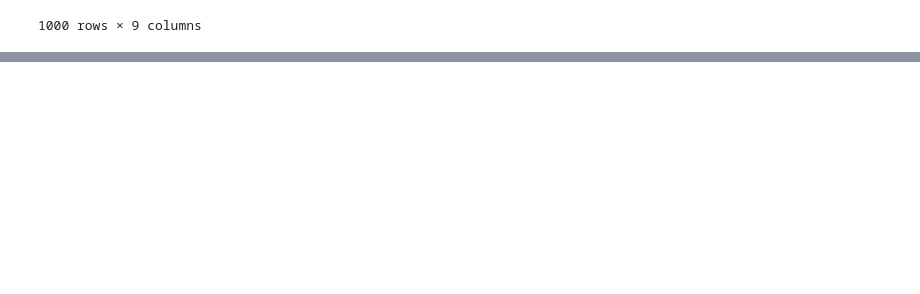
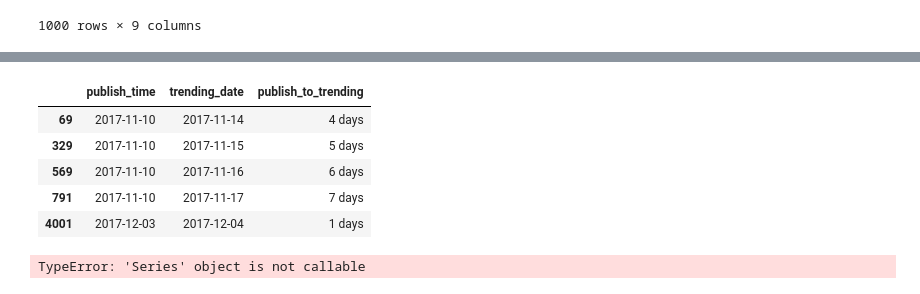
Before and after one commit to dtn058/FinalProject_group46, a Jupyter notebook: COGS108 Final project.ipynb, the cells around one changed output, grey strips where cells are left out. Saved outputs shown, nothing was run; the diff lists cells and outputs as text; code cells hidden in the pictures; blank space fills up the shorter version.

```diff
--- a/COGS108 Final project.ipynb
+++ b/COGS108 Final project.ipynb
@@ -151,0 +148,14 @@ test.head(100)
+# %%
+print(type(test['trending_date'].values[0])) # dates are in strings, trending date
+print(type(test['publish_time'].values[0])) # dates are in strings, trending date
+
+#for elem in test['publish_time'].values:
+#    print(elem)
+
+test['publish_time'] = test['publish_time'].str[:10].astype(str)
+
+test.head(90)
+
+
+
+#sum((test['publish_time'].isnull()))
@@ -151,0 +183,5 @@ test.head(100)
+# %%
+test['trending_date'] = '20' + test['trending_date']
+# %%
+test['trending_date'] = test['trending_date'].str.replace('.','-')
+test.head()
@@ -151,0 +195,5 @@ test.head(100)
+# %%
+#print(test['trending_date'].str[7:10])
+
+test['trending_date'] = test['trending_date'].str[0:4]+test['trending_date'].str[7:10]+test['trending_date'].str[4:7]
+test.head()
@@ -151,0 +207,19 @@ test.head(100)
+# %%
+test['trending_date'] = pd.to_datetime(test['trending_date'])
+test['publish_time'] = pd.to_datetime(test['publish_time'])
+
+test['publish_to_trending'] = test['trending_date'] - test['publish_time']
+
+test.head()
+# %% [output]
+|  | publish_time | trending_date | publish_to_trending |
+| 69 | 2017-11-10 | 2017-11-14 | 4 days |
+| 329 | 2017-11-10 | 2017-11-15 | 5 days |
+| 569 | 2017-11-10 | 2017-11-16 | 6 days |
+| 791 | 2017-11-10 | 2017-11-17 | 7 days |
+| 4001 | 2017-12-03 | 2017-12-04 | 1 days |
+# %%
+test['publish_time'].dt.weekday_name()
+#test.dtypes
+# %% [output]
+TypeError: 'Series' object is not callable
```
Also changed, not shown: parts of 9 cells of this notebook.
